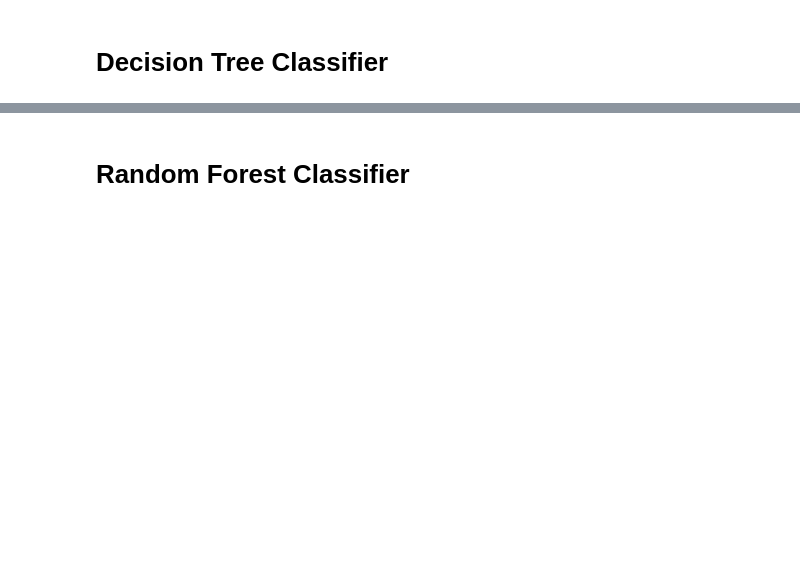
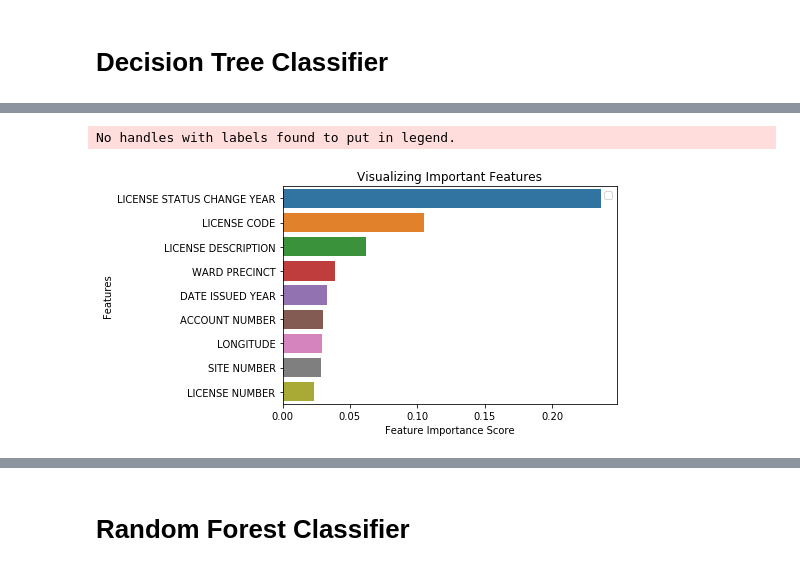
Before and after one commit to shreayan98c/ZS-Hiring-Challenge, a Jupyter notebook: ZSsolution.ipynb, the cells around one changed output, grey strips where cells are left out. Cells and saved outputs as stored; diff of their text form; code cells hidden in the pictures; blank space fills up the shorter version.

```diff
--- a/ZSsolution.ipynb
+++ b/ZSsolution.ipynb
@@ -614,13 +694,16 @@ def draw_cm(actual, predicted):
 # %%
-# # Finding the variable with more importance
-# feature_importance = pd.DataFrame([X_train.columns, clf.tree_.compute_feature_importances()])
-# feature_importance = feature_importance.T.sort_values(by = 1, ascending=False)[1:10]
+# Finding the variable with more importance
+feature_importance = pd.DataFrame([X_train.columns, clf.tree_.compute_feature_importances()])
+feature_importance = feature_importance.T.sort_values(by = 1, ascending=False)[1:10]
 # %%
-# sns.barplot(x=feature_importance[1], y=feature_importance[0])
-# # Add labels to the graph
-# plt.xlabel('Feature Importance Score')
-# plt.ylabel('Features')
-# plt.title("Visualizing Important Features")
-# plt.legend()
-# plt.show()
+sns.barplot(x=feature_importance[1], y=feature_importance[0])
+# Add labels to the graph
+plt.xlabel('Feature Importance Score')
+plt.ylabel('Features')
+plt.title("Visualizing Important Features")
+plt.legend()
+plt.show()
+# %% [output]
+No handles with labels found to put in legend.
+[figure, added]
 # %%
```
Also changed, not shown: parts of 72 cells of this notebook.
